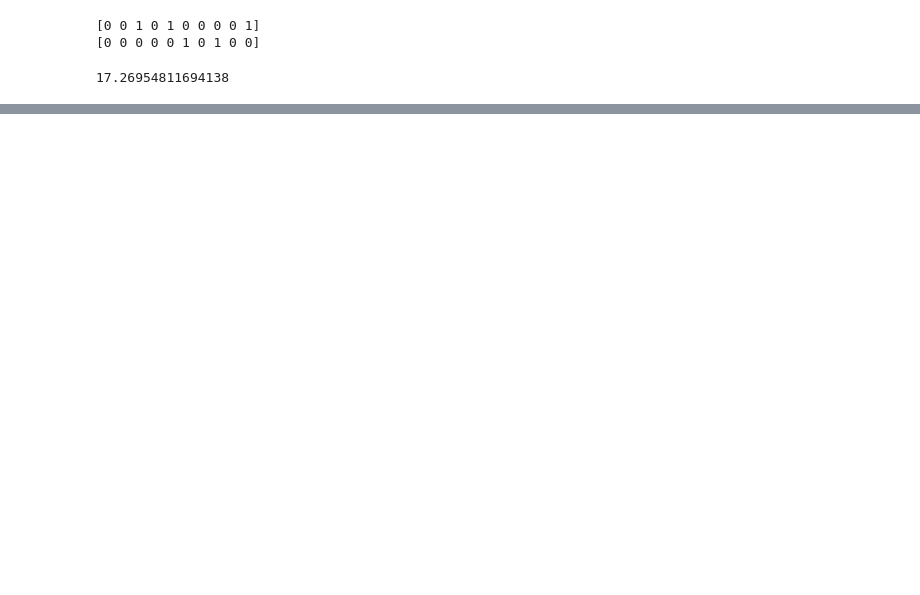
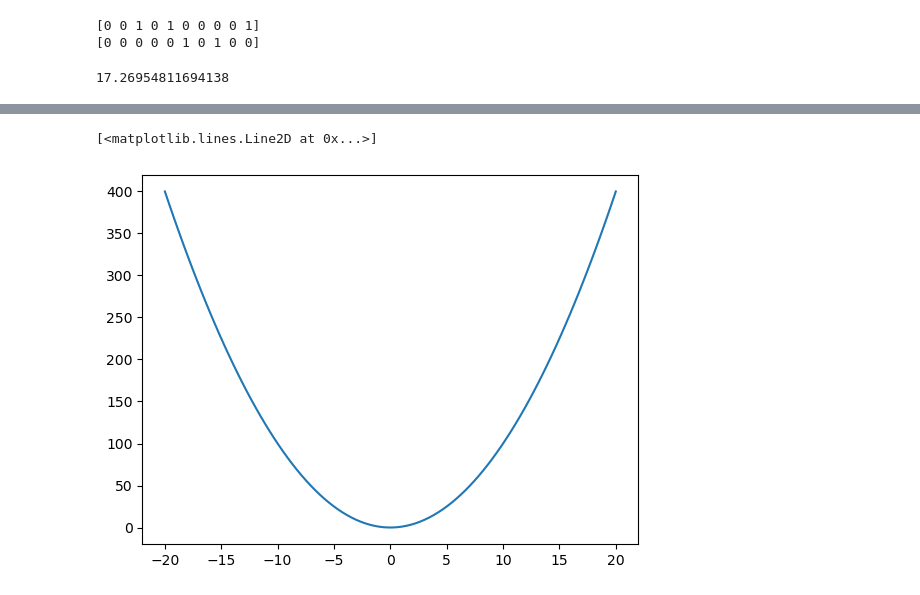
Before and after one commit to iAleeRaza/numpy, a Jupyter notebook: np_advanced_concepts.ipynb, the cells around one changed output, grey strips where cells are left out. Drawn from its saved outputs; the diff is of its cells as text; code cells hidden in the pictures; blank space fills up the shorter version.

```diff
--- a/np_advanced_concepts.ipynb
+++ b/np_advanced_concepts.ipynb
@@ -253,0 +284,7 @@ bce(a,b)
+# %%
+# Parabola
+y = x**2
+plt.plot(x,y)
+# %% [output]
+[<matplotlib.lines.Line2D at 0x...>]
+[figure, added]
```
Also changed, not shown: parts of 9 cells of this notebook.
